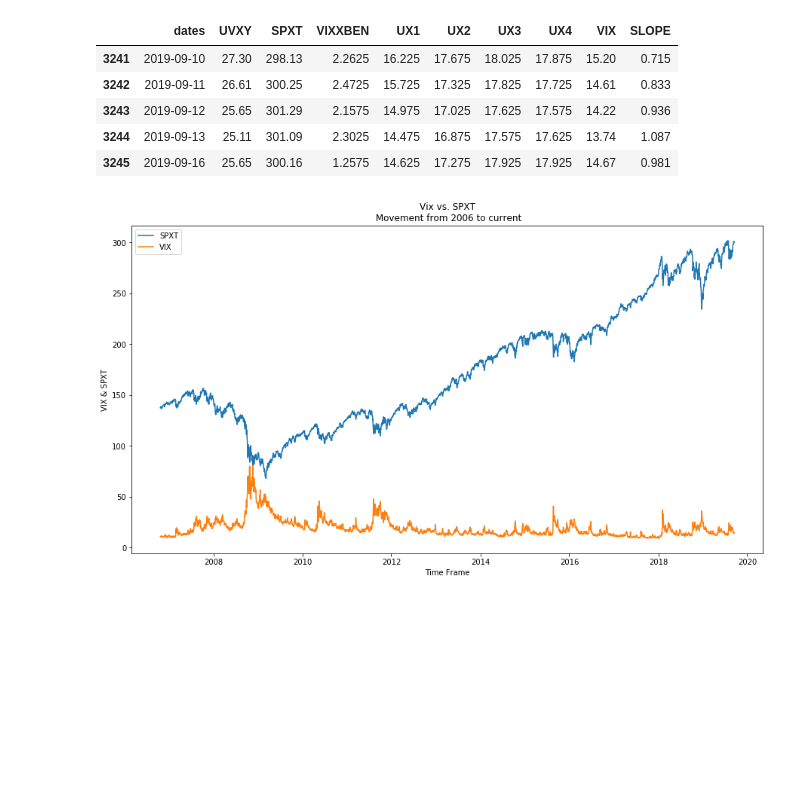
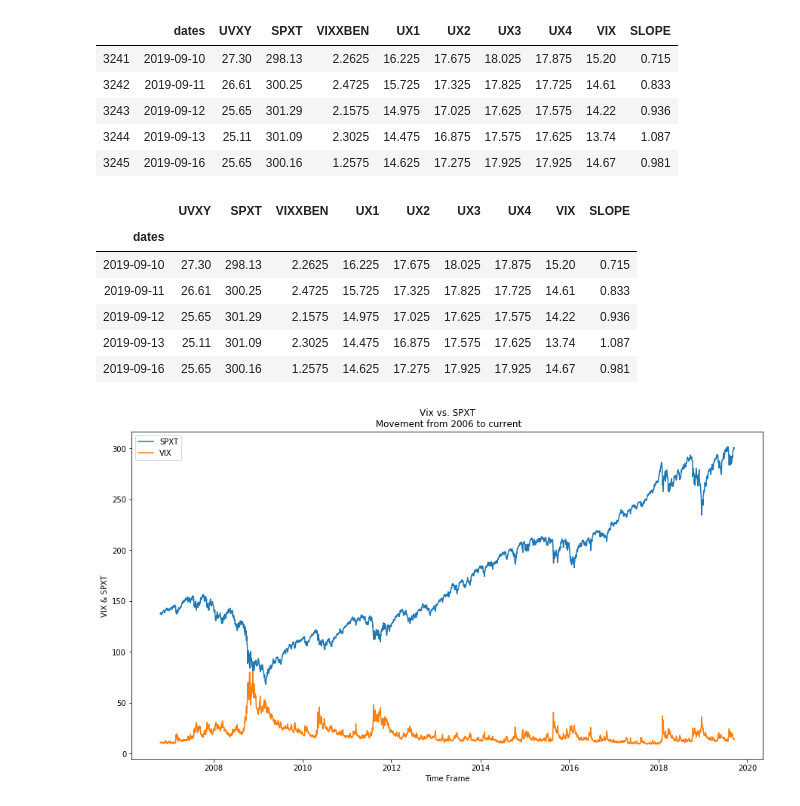
Before and after one commit to Berkat0789/Data_Analysis, a Jupyter notebook: Vix Analysis.ipynb, the cells around one changed output. Cells and saved outputs as stored; diff of their text form; code cells hidden in the pictures; blank space fills up the shorter version.

```diff
--- a/Vix Analysis.ipynb
+++ b/Vix Analysis.ipynb
@@ -26,6 +26,16 @@ vix_data.tail()
 # lets start with running a graph displaying Vix and SPXT
 # %%
 raw_data = vix_data.set_index("dates")
+# %%
+raw_data.tail()
+# %% [output]
+|  | UVXY | SPXT | VIXXBEN | UX1 | UX2 | UX3 | UX4 | VIX | SLOPE |
+| dates |  |  |  |  |  |  |  |  |  |
+| 2019-09-10 | 27.30 | 298.13 | 2.2625 | 16.225 | 17.675 | 18.025 | 17.875 | 15.20 | 0.715 |
+| 2019-09-11 | 26.61 | 300.25 | 2.4725 | 15.725 | 17.325 | 17.825 | 17.725 | 14.61 | 0.833 |
+| 2019-09-12 | 25.65 | 301.29 | 2.1575 | 14.975 | 17.025 | 17.625 | 17.575 | 14.22 | 0.936 |
+| 2019-09-13 | 25.11 | 301.09 | 2.3025 | 14.475 | 16.875 | 17.575 | 17.625 | 13.74 | 1.087 |
+| 2019-09-16 | 25.65 | 300.16 | 1.2575 | 14.625 | 17.275 | 17.925 | 17.925 | 14.67 | 0.981 |
 # %%
 plt.figure(figsize=(15,8))
 plt.plot(raw_data.index[0:], raw_data["SPXT"], label = "SPXT")
```
Also changed, not shown: parts of 9 cells of this notebook.
